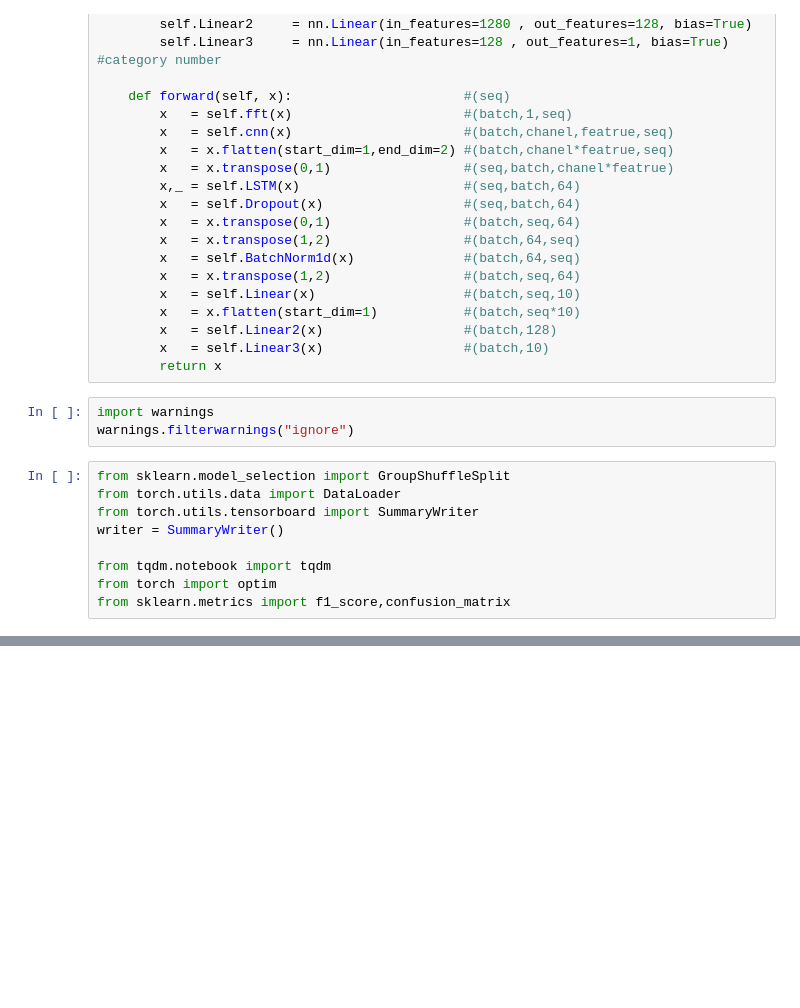
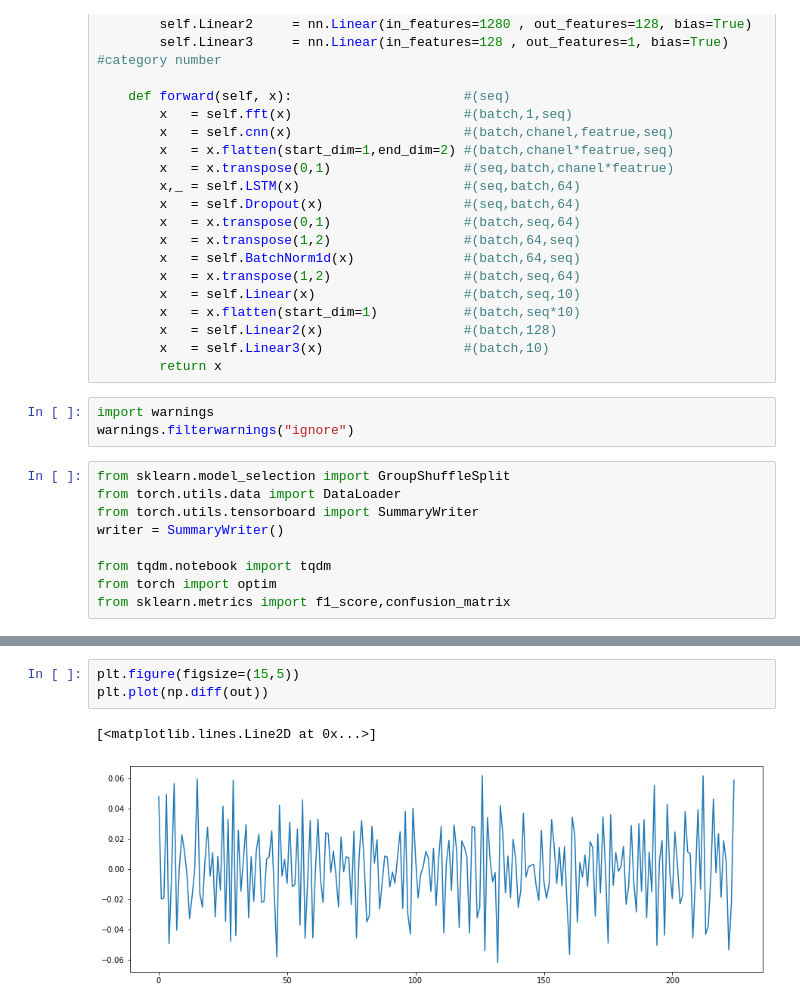
Before and after one commit to sungbohsun/MSDL, a Jupyter notebook: Untitled.ipynb, the cells around one changed output, grey strips where cells are left out. Cells and saved outputs as stored; diff of their text form; blank space fills up the shorter version.

```diff
--- a/Untitled.ipynb
+++ b/Untitled.ipynb
@@ -233,0 +298,6 @@ KeyboardInterrupt:
+# %%
+plt.figure(figsize=(15,5))
+plt.plot(np.diff(out))
+# %% [output]
+[<matplotlib.lines.Line2D at 0x...>]
+[figure, added]
```
Also changed, not shown: parts of 29 cells of this notebook, 9 other files.
